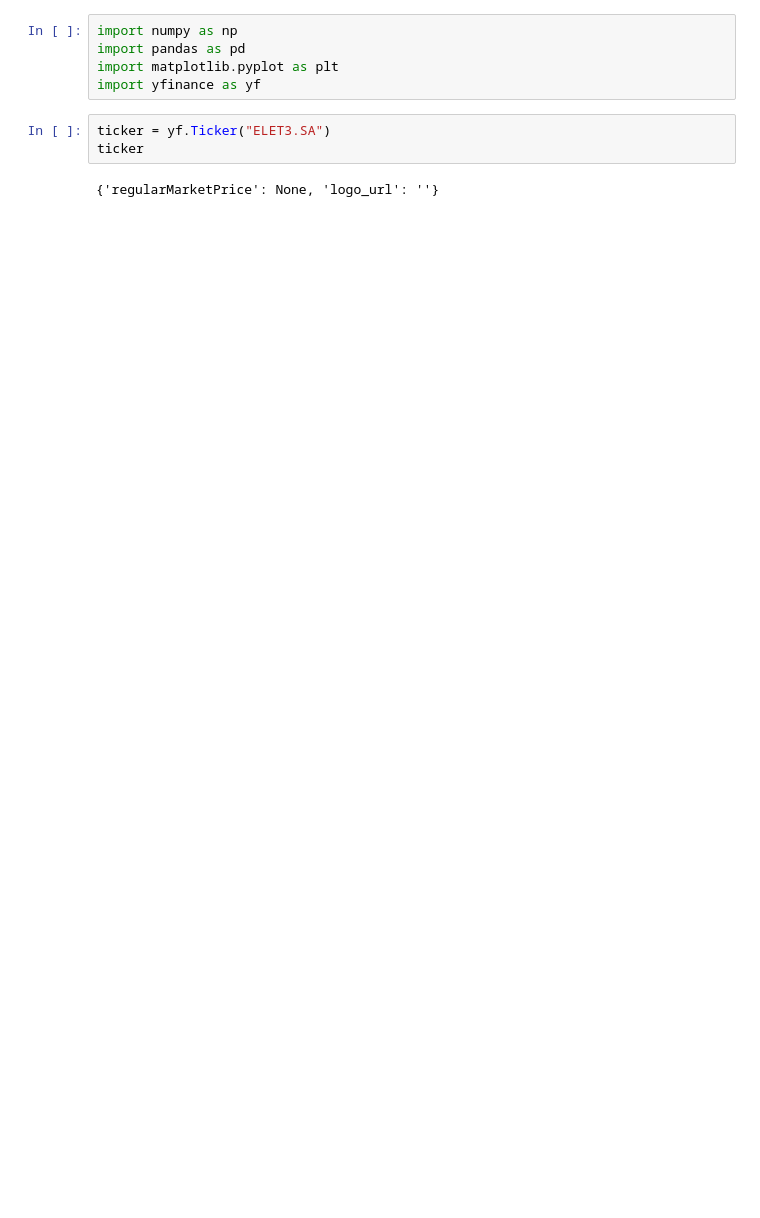
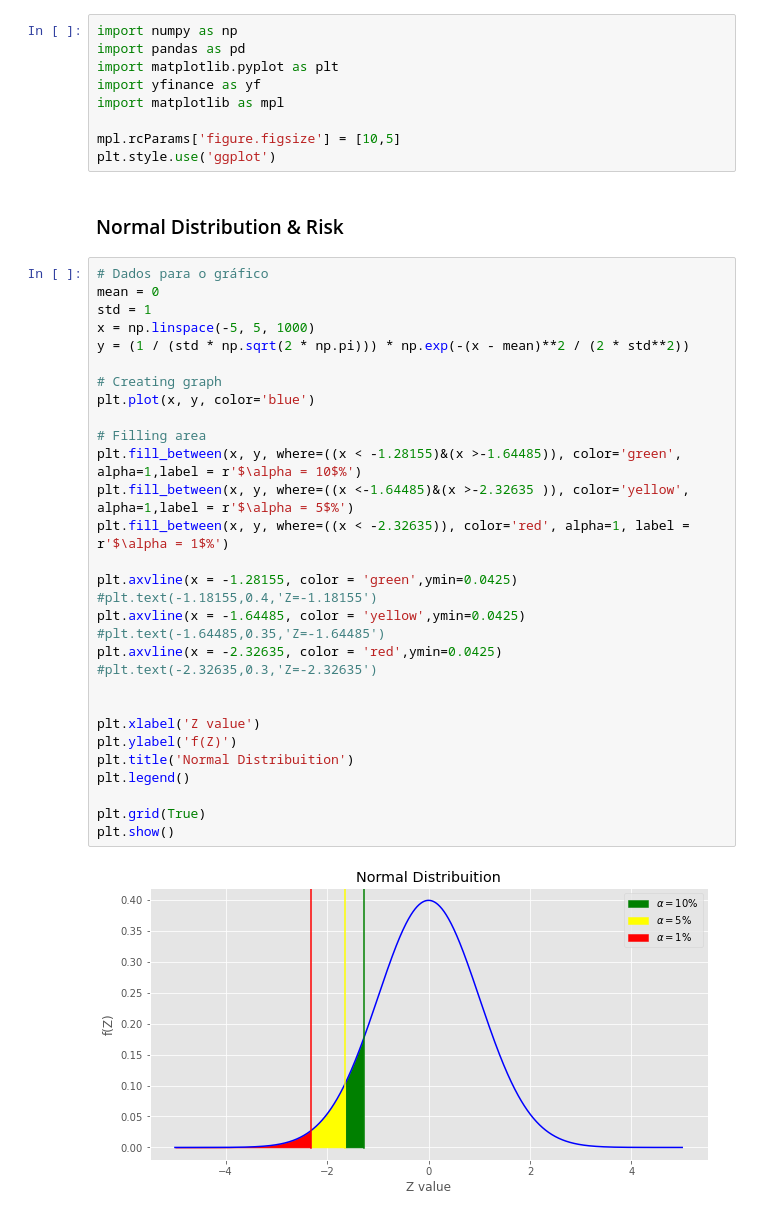
Before and after one commit to IsraelFPM/Risk-Analysis, a Jupyter notebook: ValueAtRisk.ipynb, the cells around one changed output. Cells and saved outputs as stored; diff of their text form; blank space fills up the shorter version.

```diff
--- a/ValueAtRisk.ipynb
+++ b/ValueAtRisk.ipynb
@@ -3,8 +3,41 @@ import numpy as np
 import pandas as pd
 import matplotlib.pyplot as plt
 import yfinance as yf
+import matplotlib as mpl
+
+mpl.rcParams['figure.figsize'] = [10,5]
+plt.style.use('ggplot')
-# %%
-ticker = yf.Ticker("ELET3.SA")
-ticker
-# %% [output]
-{'regularMarketPrice': None, 'logo_url': ''}
+# %% [markdown]
+### Normal Distribution & Risk
+# %%
+# Dados para o gráfico
+mean = 0
+std = 1
+x = np.linspace(-5, 5, 1000)
+y = (1 / (std * np.sqrt(2 * np.pi))) * np.exp(-(x - mean)**2 / (2 * std**2))
+
+# Creating graph
+plt.plot(x, y, color='blue')
+
+# Filling area
+plt.fill_between(x, y, where=((x < -1.28155)&(x >-1.64485)), color='green', alpha=1,label = r'$\alpha = 10$%')
+plt.fill_between(x, y, where=((x <-1.64485)&(x >-2.32635 )), color='yellow', alpha=1,label = r'$\alpha = 5$%')
+plt.fill_between(x, y, where=((x < -2.32635)), color='red', alpha=1, label = r'$\alpha = 1$%')
+
+plt.axvline(x = -1.28155, color = 'green',ymin=0.0425)
+#plt.text(-1.18155,0.4,'Z=-1.18155')
+plt.axvline(x = -1.64485, color = 'yellow',ymin=0.0425)
+#plt.text(-1.64485,0.35,'Z=-1.64485')
+plt.axvline(x = -2.32635, color = 'red',ymin=0.0425)
+#plt.text(-2.32635,0.3,'Z=-2.32635')
+
+
+plt.xlabel('Z value')
+plt.ylabel('f(Z)')
+plt.title('Normal Distribuition')
+plt.legend()
+
+plt.grid(True)
+plt.show()
+# %% [output]
+[figure, added]
```
Also changed, not shown: parts of 6 cells of this notebook.
